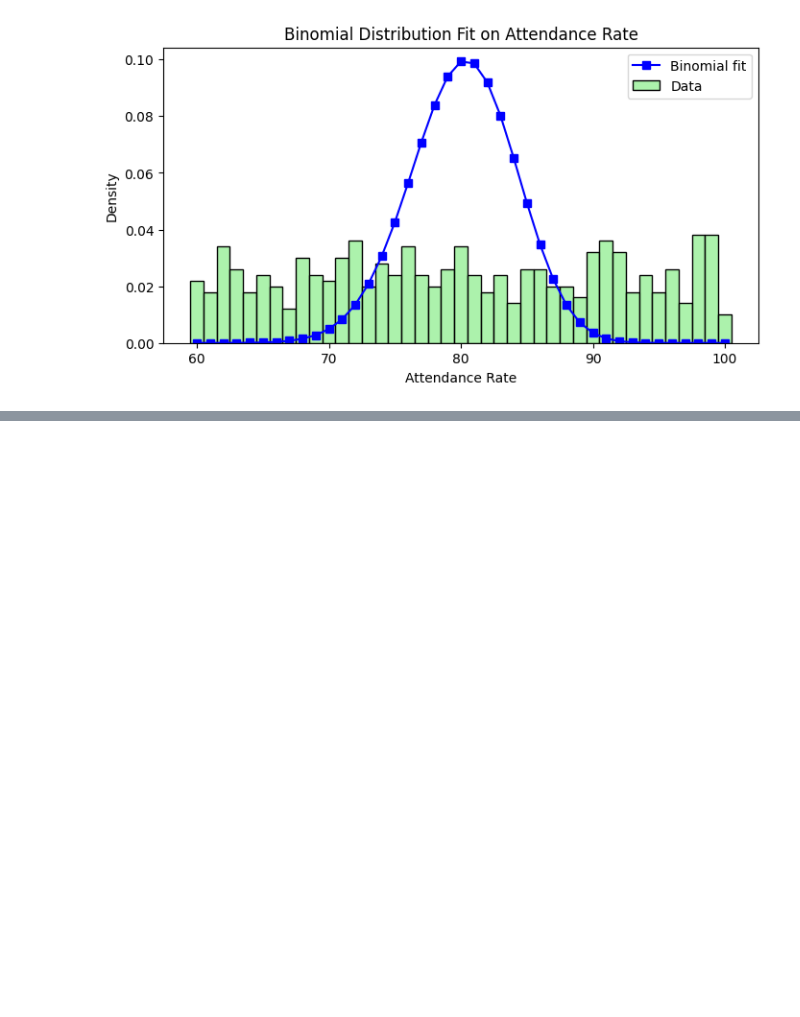
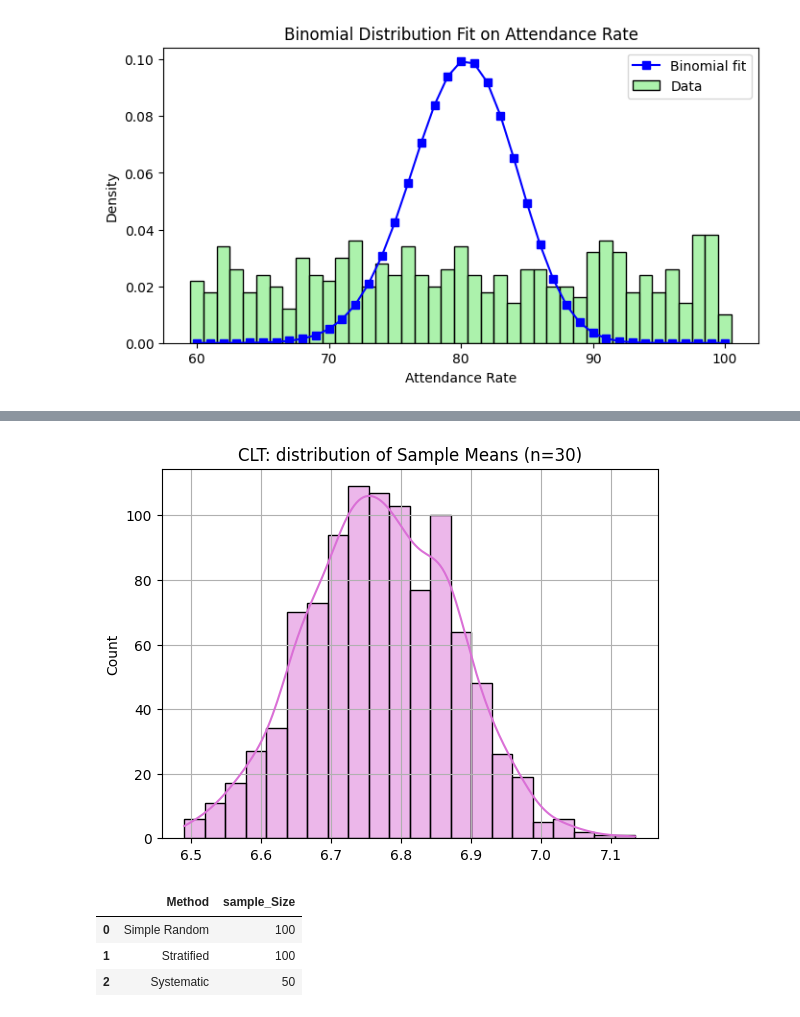
Before and after one commit to chandraparsad3/ML, a Jupyter notebook: DataScience/Datascience.ipynb, the cells around one changed output, grey strips where cells are left out. Cells and saved outputs as stored; diff of their text form; code cells hidden in the pictures; blank space fills up the shorter version.

```diff
--- a/DataScience/Datascience.ipynb
+++ b/DataScience/Datascience.ipynb
@@ -142,0 +207,22 @@ plt.show()
+# %%
+sample_means = [df['CGPA'].sample(n=30, replace=True).mean() for _ in range(1000)]
+sns.histplot(sample_means, kde=True, color='orchid')
+plt.title("CLT: distribution of Sample Means (n=30)")
+plt.grid(True)
+plt.show()
+# %% [output]
+[figure, added]
+# %%
+sample_random_sample=df.sample(frac=0.2,random_state=1)
+stratified_sample=df.groupby('Gender',group_keys=False).apply(lambda x: x.sample(frac=0.2,random_state=1))
+systematic_sample=df.iloc[::10]
+
+pd.DataFrame({
+    'Method': ['Simple Random','Stratified','Systematic'],
+    'sample_Size': [len(sample_random_sample),len(stratified_sample),len(systematic_sample)]
+})
+# %% [output]
+|  | Method | sample_Size |
+| 0 | Simple Random | 100 |
+| 1 | Stratified | 100 |
+| 2 | Systematic | 50 |
```
Also changed, not shown: parts of 4 cells of this notebook.
